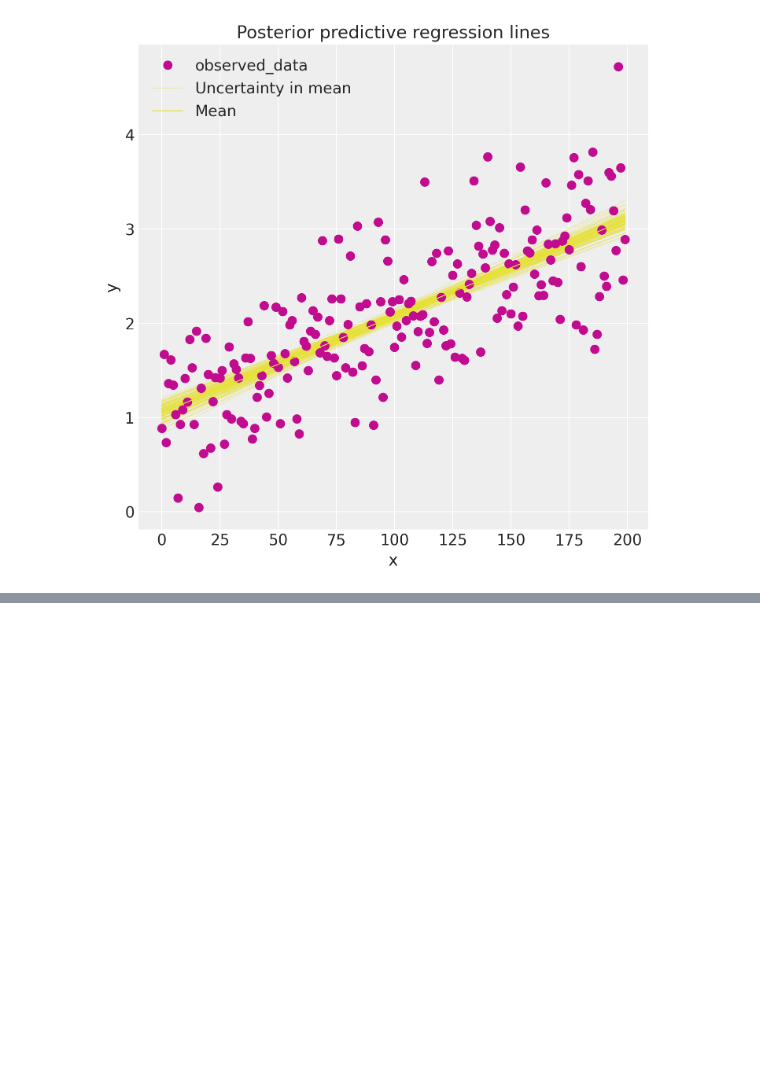
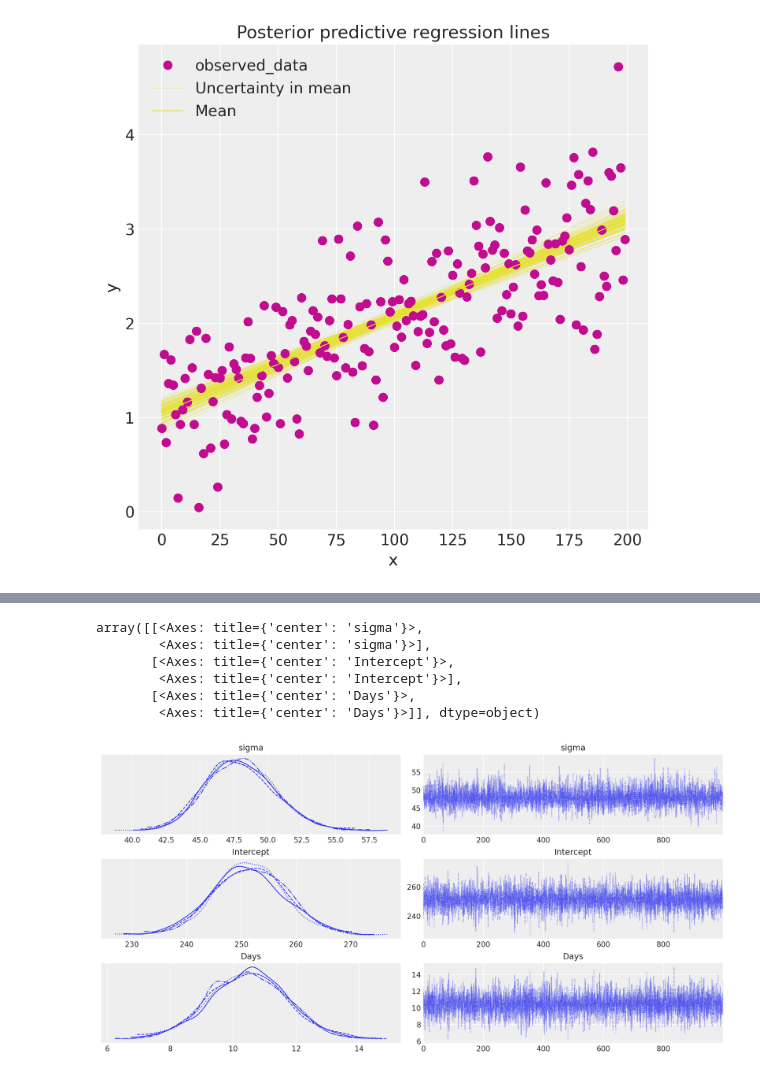
Before and after one commit to zhaohuiwang/bayesian-playground, a Jupyter notebook: notebooks/pymc/bayesian_glm.ipynb, the cells around one changed output, grey strips where cells are left out. Cells and saved outputs as stored; diff of their text form; code cells hidden in the pictures; blank space fills up the shorter version.

```diff
--- a/notebooks/pymc/bayesian_glm.ipynb
+++ b/notebooks/pymc/bayesian_glm.ipynb
@@ -104,0 +117,5 @@ ax.set_xlabel("x");
+# %%
+# Read in a dataset from the package content
+data = bmb.load_data("sleepstudy")
+# See first rows
+data.sample(5)
@@ -104,0 +129,6 @@ ax.set_xlabel("x");
+# %%
+# Initialize the fixed effects only model
+model = bmb.Model('Reaction ~ Days', data)
+
+# Get model description
+print(model)
@@ -104,0 +148,7 @@ ax.set_xlabel("x");
+# %%
+
+# Fit the model using 1000 on each chain
+results = model.fit(draws=1000)
+
+# Key summary and diagnostic info on the model parameters
+az.summary(results)
@@ -104,0 +167,11 @@ ax.set_xlabel("x");
+# %%
+# Use ArviZ to plot the results
+az.plot_trace(results)
+# %% [output]
+array([[<Axes: title={'center': 'sigma'}>,
+        <Axes: title={'center': 'sigma'}>],
+       [<Axes: title={'center': 'Intercept'}>,
+        <Axes: title={'center': 'Intercept'}>],
+       [<Axes: title={'center': 'Days'}>,
+        <Axes: title={'center': 'Days'}>]], dtype=object)
+[figure, added]
```
Also changed, not shown: parts of 6 cells of this notebook, 1 other file.
